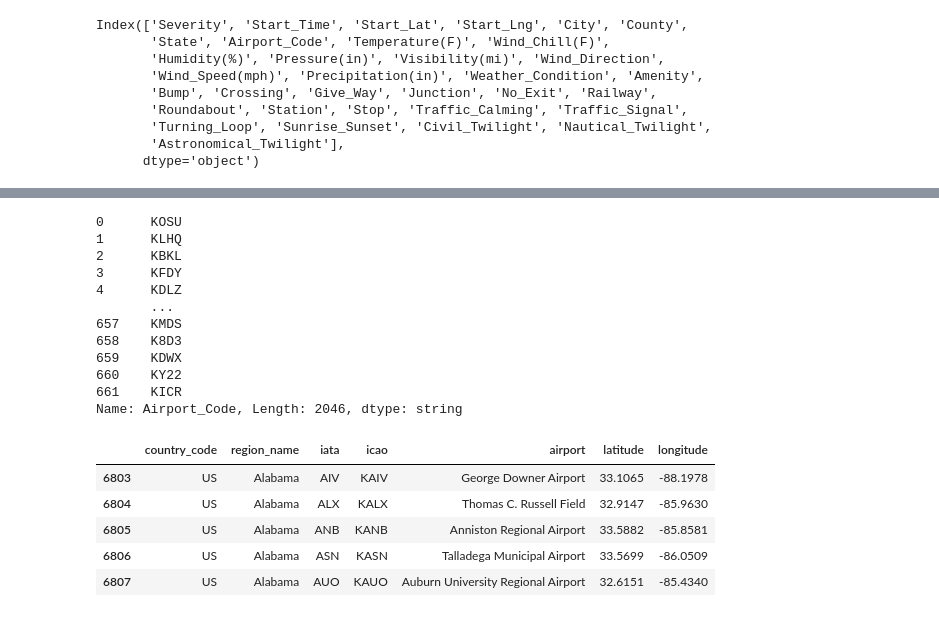
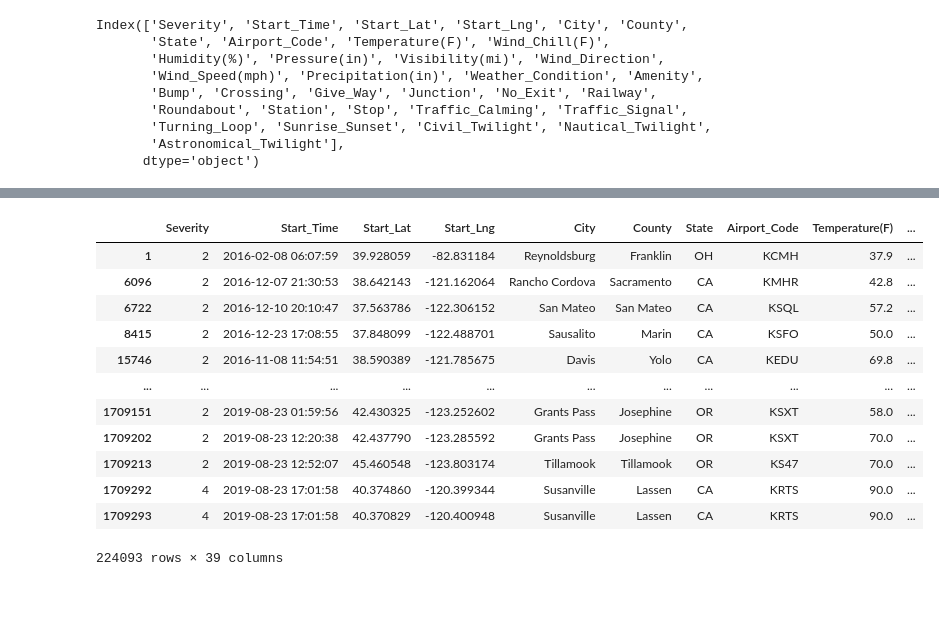
Before and after one commit to zoya-fatima22/us-accidents-thesis, a Jupyter notebook: experiments/1_data_prep_dask.ipynb, the cells around one changed output, grey strips where cells are left out. Cells and saved outputs as stored; diff of their text form; code cells hidden in the pictures.

```diff
--- a/experiments/1_data_prep_dask.ipynb
+++ b/experiments/1_data_prep_dask.ipynb
@@ -149,0 +178,2 @@ display(ddf.head())
+# %%
+ddf = ddf.map_partitions(apply_corrections)
@@ -150,25 +196,56 @@ display(ddf.head())
+# %%
+conditional_airport_data = {
+    'KNYC': {
+        'Kings': {
+            'airport_name': 'John F. Kennedy International Airport (JFK)',
+            'latitude': 40.64013,
+            'longitude': -73.77651
+        },
+        'New York': {
+            'airport_name': 'LaGuardia Airport (LGA)',
+            'latitude': 40.7769,
+            'longitude': -73.8740
+        },
+        'Hudson': {
+            'airport_name': 'Newark Liberty International Airport (EWR)',
+            'latitude': 40.6925,
+            'longitude': -74.1687
+        },
+        'Queens': {
+            'airport_name': 'John F. Kennedy International Airport (JFK)',
+            'latitude': 40.64013,
+            'longitude': -73.77651
+        },
+        'Bergen': {
+            'airport_name': 'Teterboro Airport (TEB)',
+            'latitude': 40.8502,
+            'longitude': -74.0609
+        }
+    }
+}
+# %%
+def apply_conditional_corrections(df):
+    for code, county_map in conditional_airport_data.items():
+        for county, info in county_map.items():
+            mask = (df['Airport_Code'] == code) & (df['County'] == county)
+            for col, value in info.items():
+                df.loc[mask, col] = value
+    return df
+# %%
+ddf = ddf.map_partitions(apply_conditional_corrections)
 # %%
-ddf['Airport_Code'].unique().compute()
+ddf[ddf['airport_name'].isna() & (~ddf['Airport_Code'].isna())].compute()
 # %% [output]
+|  | Severity | Start_Time | Start_Lat | Start_Lng | City | County | State | Airport_Code | Temperature(F) | ... |
+| 1 | 2 | 2016-02-08 06:07:59 | 39.928059 | -82.831184 | Reynoldsburg | Franklin | OH | KCMH | 37.9 | ... |
+| 6096 | 2 | 2016-12-07 21:30:53 | 38.642143 | -121.162064 | Rancho Cordova | Sacramento | CA | KMHR | 42.8 | ... |
+| 6722 | 2 | 2016-12-10 20:10:47 | 37.563786 | -122.306152 | San Mateo | San Mateo | CA | KSQL | 57.2 | ... |
+| 8415 | 2 | 2016-12-23 17:08:55 | 37.848099 | -122.488701 | Sausalito | Marin | CA | KSFO | 50.0 | ... |
+| 15746 | 2 | 2016-11-08 11:54:51 | 38.590389 | -121.785675 | Davis | Yolo | CA | KEDU | 69.8 | ... |
+| ... | ... | ... | ... | ... | ... | ... | ... | ... | ... | ... |
+| 1709151 | 2 | 2019-08-23 01:59:56 | 42.430325 | -123.252602 | Grants Pass | Josephine | OR | KSXT | 58.0 | ... |
+| 1709202 | 2 | 2019-08-23 12:20:38 | 42.437790 | -123.285592 | Grants Pass | Josephine | OR | KSXT | 70.0 | ... |
+| 1709213 | 2 | 2019-08-23 12:52:07 | 45.460548 | -123.803174 | Tillamook | Tillamook | OR | KS47 | 70.0 | ... |
+| 1709292 | 4 | 2019-08-23 17:01:58 | 40.374860 | -120.399344 | Susanville | Lassen | CA | KRTS | 90.0 | ... |
+| 1709293 | 4 | 2019-08-23 17:01:58 | 40.370829 | -120.400948 | Susanville | Lassen | CA | KRTS | 90.0 | ... |
-0      KOSU
-1      KLHQ
-2      KBKL
-3      KFDY
-4      KDLZ
-       ...
-657    KMDS
-658    K8D3
-659    KDWX
-660    KY22
-661    KICR
-Name: Airport_Code, Length: 2046, dtype: string
+224093 rows × 39 columns
-# %%
-ddf_airport = dd.read_parquet('../data/iata-icao-us.parquet')
-display(ddf_airport.head())
-# %% [output]
-|  | country_code | region_name | iata | icao | airport | latitude | longitude |
-| 6803 | US | Alabama | AIV | KAIV | George Downer Airport | 33.1065 | -88.1978 |
-| 6804 | US | Alabama | ALX | KALX | Thomas C. Russell Field | 32.9147 | -85.9630 |
-| 6805 | US | Alabama | ANB | KANB | Anniston Regional Airport | 33.5882 | -85.8581 |
-| 6806 | US | Alabama | ASN | KASN | Talladega Municipal Airport | 33.5699 | -86.0509 |
-| 6807 | US | Alabama | AUO | KAUO | Auburn University Regional Airport | 32.6151 | -85.4340 |
```
Also changed, not shown: parts of 42 cells of this notebook, 1 other file.
